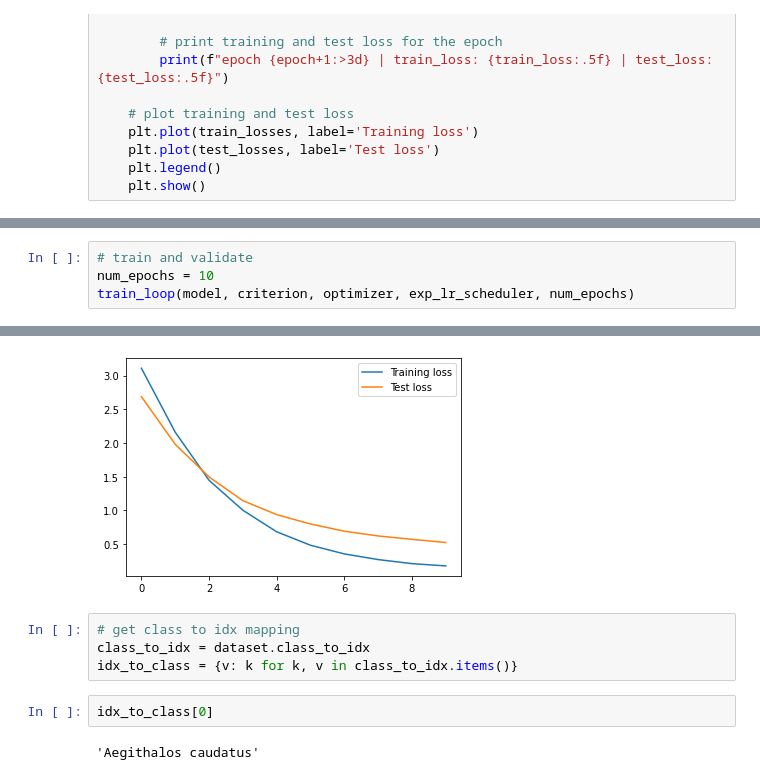
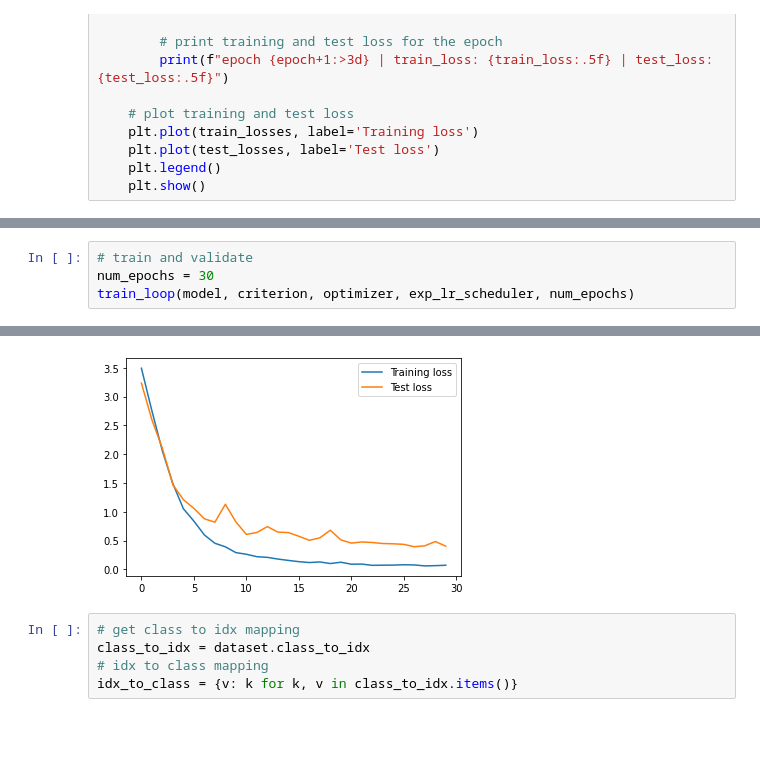
Before and after one commit to mastoffel/birds, a Jupyter notebook: birds.ipynb, the cells around one changed output, grey strips where cells are left out. Saved outputs shown, nothing was run; the diff lists cells and outputs as text; blank space fills up the shorter version.

```diff
--- a/birds.ipynb
+++ b/birds.ipynb
@@ -311,5 +235,5 @@ def train_loop(model, criterion, optimizer, scheduler, num_epochs):
 # %%
 # train and validate
-num_epochs = 10
+num_epochs = 30
 train_loop(model, criterion, optimizer, exp_lr_scheduler, num_epochs)
 # %% [output]
@@ -333,9 +257,6 @@ epoch  10 | train_loss: 0.17613 | test_loss: 0.52303
-[figure, old version]
+[figure, new version]
 # %%
 # get class to idx mapping
 class_to_idx = dataset.class_to_idx
+# idx to class mapping
 idx_to_class = {v: k for k, v in class_to_idx.items()}
-# %%
-idx_to_class[0]
-# %% [output]
-'Aegithalos caudatus'
```
Also changed, not shown: parts of 31 cells of this notebook.
